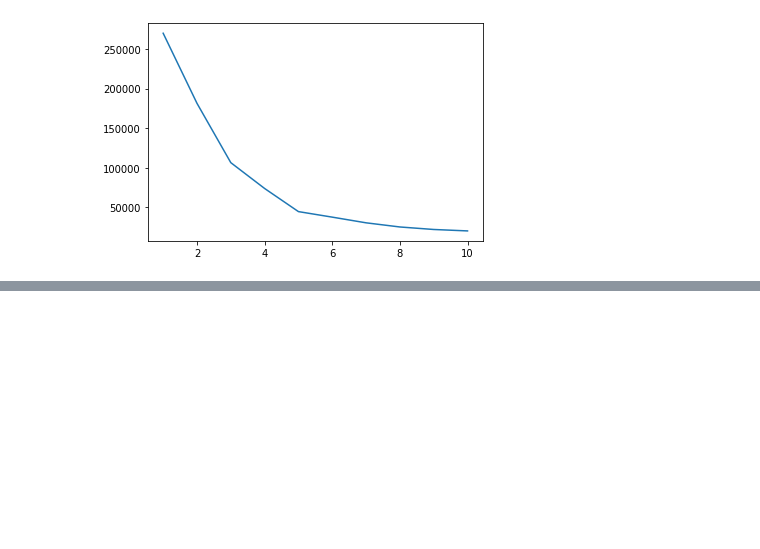
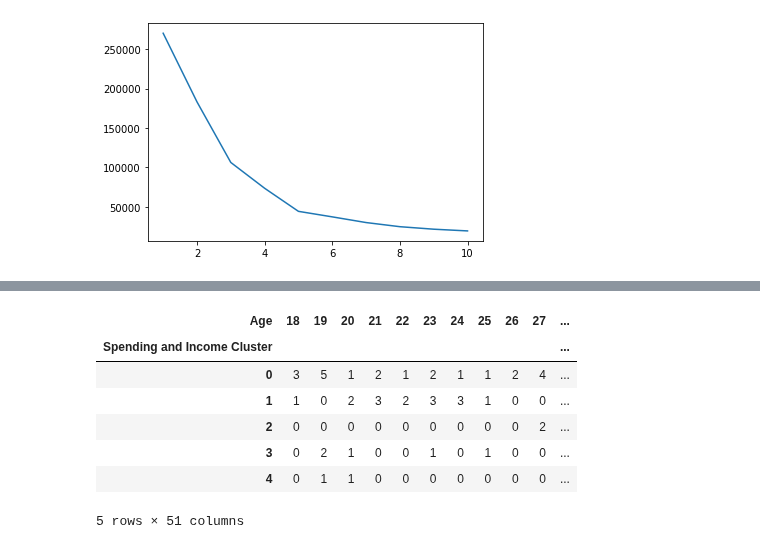
Before and after one commit to amandasbrn/mall-customer-segmentation, a Jupyter notebook: Mall Customer Segmentation & EDA.ipynb, the cells around one changed output, grey strips where cells are left out. Saved outputs shown, nothing was run; the diff lists cells and outputs as text; code cells hidden in the pictures; blank space fills up the shorter version.

```diff
--- a/Mall Customer Segmentation & EDA.ipynb
+++ b/Mall Customer Segmentation & EDA.ipynb
@@ -320,0 +339,11 @@ df.groupby('Spending and Income Cluster')[['Age', 'Annual Income (k$)', 'Spendin
+# %%
+pd.crosstab(df['Spending and Income Cluster'],df['Age'])
+# %% [output]
+| Age | 18 | 19 | 20 | 21 | 22 | 23 | 24 | 25 | 26 | 27 | ... |
+| Spending and Income Cluster |  |  |  |  |  |  |  |  |  |  | ... |
+| 0 | 3 | 5 | 1 | 2 | 1 | 2 | 1 | 1 | 2 | 4 | ... |
+| 1 | 1 | 0 | 2 | 3 | 2 | 3 | 3 | 1 | 0 | 0 | ... |
+| 2 | 0 | 0 | 0 | 0 | 0 | 0 | 0 | 0 | 0 | 2 | ... |
+| 3 | 0 | 2 | 1 | 0 | 0 | 1 | 0 | 1 | 0 | 0 | ... |
+| 4 | 0 | 1 | 1 | 0 | 0 | 0 | 0 | 0 | 0 | 0 | ... |
+5 rows × 51 columns
```
Also changed, not shown: parts of 15 cells of this notebook.
